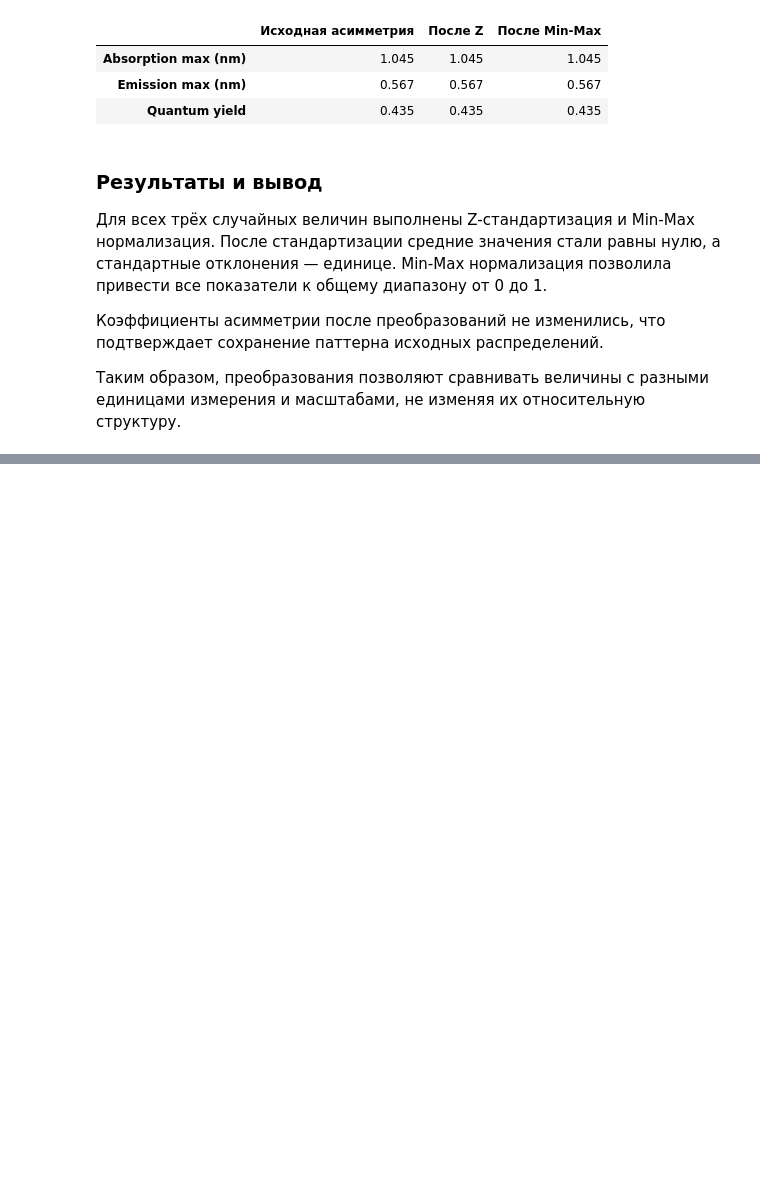
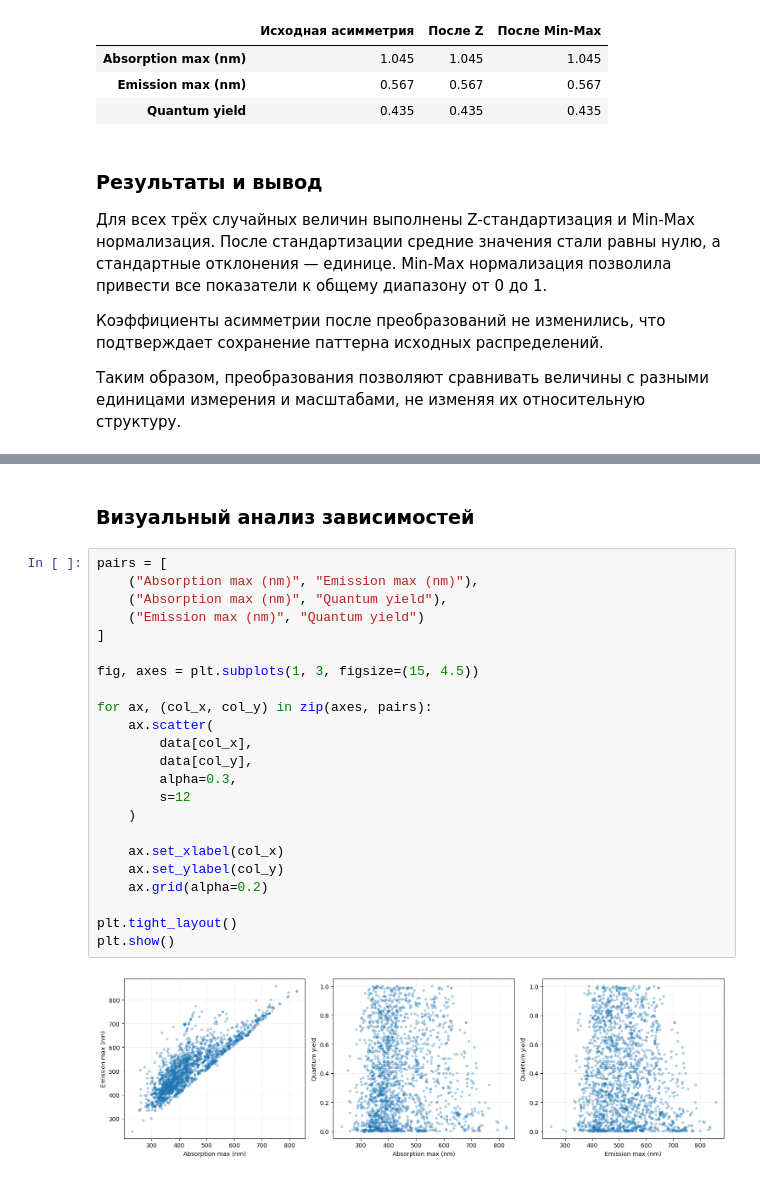
Before and after one commit to mdtokarev/App-Stat-Lab01, a Jupyter notebook: AppStatLab01.ipynb, the cells around one changed output, grey strips where cells are left out. Drawn from its saved outputs; the diff is of its cells as text; blank space fills up the shorter version.

```diff
--- a/AppStatLab01.ipynb
+++ b/AppStatLab01.ipynb
@@ -1078,0 +1116,27 @@ display(shape_comparison.round(3))
+# %% [markdown]
+### Визуальный анализ зависимостей
+# %%
+pairs = [
+    ("Absorption max (nm)", "Emission max (nm)"),
+    ("Absorption max (nm)", "Quantum yield"),
+    ("Emission max (nm)", "Quantum yield")
+]
+
+fig, axes = plt.subplots(1, 3, figsize=(15, 4.5))
+
+for ax, (col_x, col_y) in zip(axes, pairs):
+    ax.scatter(
+        data[col_x],
+        data[col_y],
+        alpha=0.3,
+        s=12
+    )
+
+    ax.set_xlabel(col_x)
+    ax.set_ylabel(col_y)
+    ax.grid(alpha=0.2)
+
+plt.tight_layout()
+plt.show()
+# %% [output]
+[figure, added]
```
Also changed, not shown: parts of 7 cells of this notebook.
